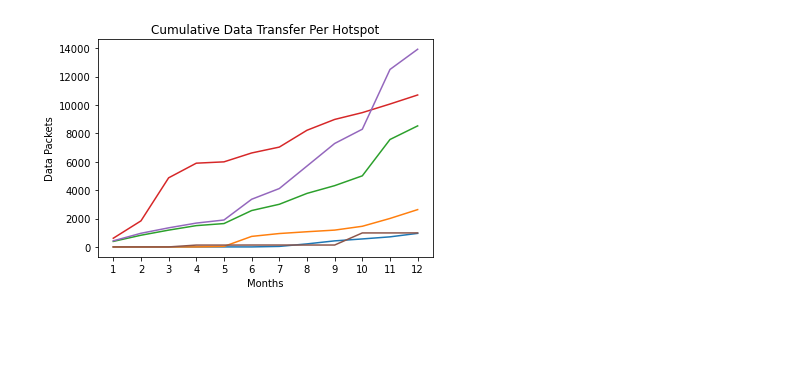
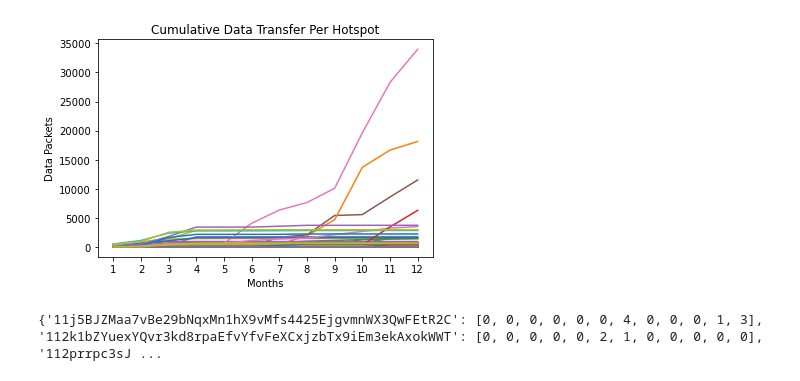
Before and after one commit to kristijanH1998/REU-Summer-Internship, a Jupyter notebook: Data Transfer All Hotspots Graph.ipynb, the cells around one changed output. Drawn from its saved outputs; the diff is of its cells as text; code cells hidden in the pictures; blank space fills up the shorter version.

```diff
--- a/Data Transfer All Hotspots Graph.ipynb
+++ b/Data Transfer All Hotspots Graph.ipynb
@@ -16,14 +16,14 @@ dict2 = {}
 
 
 #scen = "norfolkVA"
-#lat = "25.856630"
-#lon = "-80.278249"
+#lat = "36.848446"
+#lon = "-76.287268"
 
-#scen = "miamiFL"
-#lat = "25.856630"
-#lon = "-80.278249"
+# scen = "miamiFL"
+# lat = "25.856630"
+# lon = "-80.278249"
 
-#Seattle, WA: 47.604872,-122.333622
+# Seattle, WA: 47.604872,-122.333622
 scen = "seattleWA"
 lat = "47.604872"
 lon = "-122.333622"
@@ -49,13 +49,13 @@ lon = "-122.333622"
 # lon = "-120.848877"
 
 
-url = "https://api.helium.io/v1/hotspots/location/distance/?lat="+lat+"&lon="+lon+"&distance=200"
+url = "https://api.helium.io/v1/hotspots/location/distance/?lat="+lat+"&lon="+lon+"&distance=32187"
 dict1 = json.loads(requests.get(url).text)
 dict2 = dict1
 
 while "cursor" in dict1:
     cursor = dict1['cursor']
-    url = "https://api.helium.io/v1/hotspots/location/distance/?lat="+lat+"&lon="+lon+"&distance=200"
+    url = "https://api.helium.io/v1/hotspots/location/distance/?lat="+lat+"&lon="+lon+"&distance=32187"
     url = url + "&cursor=" + cursor
     dict1 = json.loads(requests.get(url).text)
     dict2.update(dict1)
@@ -81,6 +81,7 @@ dataPerAddress = {}
 for i in range(len(dict2['data'])):
     dataPerAddress[dict2['data'][i]['address']] = []
 print(dataPerAddress.keys())
+print(len(dataPerAddress))
 
 dict = {}
 sum1 = 0
@@ -138,5 +139,4 @@ for a in dataPerAddress:
 dict.clear()
 sum1=0
 cursor=''
-print(len(dataPerAddress))
 # %% [output]
@@ -157,23 +160,25 @@ Current address:  112Ed7TraBrxnTTQvYUL8cRb6Lz5eNe3ovanYiWaeieVa4yTuffN
 # %%
 import pickle
 import numpy as np
 
-with open(scen+"_dataPerAddress_20mile.pkl", 'wb') as fh:
+with open(scen+"_dataTransfer_20mile.pkl", 'wb') as fh:
     pickle.dump(dataPerAddress, fh)
 
-file = open("seattleWA_dataPerAddress_20mile.pkl", 'rb')
+file = open("seattleWA_dataTransfer_20mile.pkl", 'rb')
 loadedDPA = pickle.load(file)
 len(loadedDPA)
 from matplotlib import pyplot as plt
 for a in range(len(loadedDPA)):
     plt.plot(np.cumsum(list(loadedDPA.values())[a]))
     #if ((a+1) % 3 == 0) or (a == len(dataPerAddress)-1):
 
 plt.xticks(ticks = list(range(0,12)), labels = list(range(1,13)))
 plt.xlabel("Months")
 plt.ylabel("Data Packets")
 plt.title("Cumulative Data Transfer Per Hotspot")
 #plt.legend()
 plt.show()
+print(loadedDPA)
 # %% [output]
-[figure, old version]
+[figure, new version]
+{'11j5BJZMaa7vBe29bNqxMn1hX9vMfs4425EjgvmnWX3QwFEtR2C': [0, 0, 0, 0, 0, 0, 4, 0, 0, 0, 1, 3], '112k1bZYuexYQvr3kd8rpaEfvYfvFeXCxjzbTx9iEm3ekAxokWWT': [0, 0, 0, 0, 0, 2, 1, 0, 0, 0, 0, 0], '112prrpc3sJ ...
```
Also changed, not shown: parts of 1 cell of this notebook, 1 other file.
